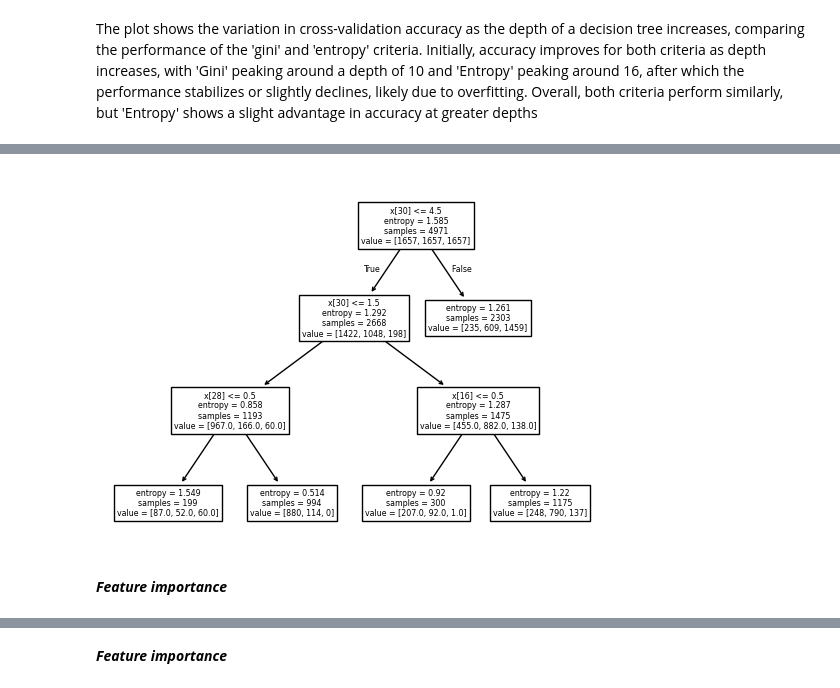
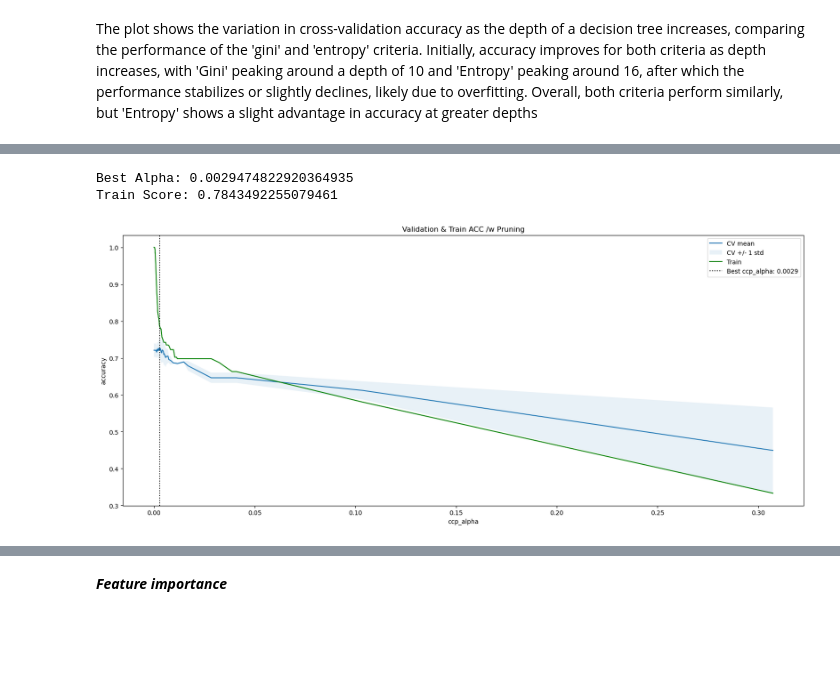
Before and after one commit to Siri-Gith1/CSCI109A_HW5, a Jupyter notebook: cs1090a_hw5.ipynb, the cells around one changed output, grey strips where cells are left out. Saved outputs shown, nothing was run; the diff lists cells and outputs as text; code cells hidden in the pictures; blank space fills up the shorter version.

```diff
--- a/cs1090a_hw5.ipynb
+++ b/cs1090a_hw5.ipynb
@@ -1204,38 +1203,40 @@ In order to improve the model based on Entropy, we will use the pruning method o
-# %%
-#Generate the range of ccp_alpha and use cv to loop through and find the best ccp_alpha. Then create model and fit train data
-
-
-ccp_alphas = np.linspace(0.0, 0.05, 20)
-best_score = -np.inf
-best_ccp_alpha = None
-scores = []
-
-for alpha in ccp_alphas:
-    model = DecisionTreeClassifier(max_depth=best_depth_entropy, criterion='entropy', ccp_alpha=alpha)
-    cv_score = cross_val_score(model, xtrain_resampled_df, ytrain_resampled_df.values.ravel(), cv=5, scoring='accuracy').mean()
-    scores.append(cv_score)
-    if cv_score > best_score:
-        best_score = cv_score
-        best_ccp_alpha = alpha
-
-print(f"Best ccp_alpha: {best_ccp_alpha}, Best Cross-Validation Score: {best_score}")
-
-
-plt.figure(figsize=(8, 5))
-plt.plot(ccp_alphas, scores, marker='o', linestyle='-', color='b')
-plt.xlabel('ccp_alpha')
-plt.ylabel('Cross-Validation Accuracy')
-plt.title('Cross-Validation Accuracy vs. ccp_alpha')
-plt.grid(alpha=0.3)
-
-entropy_pruned = DecisionTreeClassifier(max_depth=best_depth_entropy, criterion='entropy', ccp_alpha=best_ccp_alpha)
-entropy_pruned.fit(xtrain_resampled_df, ytrain_resampled_df.values.ravel())
-#entropy_pruned.fit(xtrain_resampled_df,ytrain_resampled_df)
-
-plt.figure(figsize=(15, 10))
-plot_tree(entropy_pruned, filled=True, feature_names=xtrain_resampled_df.columns, class_names=True)
-plt.title('Best Pruned Decision Tree (Entropy)')
-# %% [output]
-[figure, removed]
-# %% [markdown]
-***Feature importance***
+# %%
+params = {'criterion': 'entropy', 'class_weight': 'balanced', 'random_state':109}
+path = DecisionTreeClassifier(**params).cost_complexity_pruning_path(xtrain_resampled_df, ytrain_resampled_df)
+ccp_alphas = path.ccp_alphas
+
+cv_accs = []
+clfs = []
+cv_accs = []
+
+for alpha in ccp_alphas:
+    clf = DecisionTreeClassifier(ccp_alpha=alpha, **params).fit(xtrain_resampled_df, ytrain_resampled_df)
+    clfs.append(clf)
+    cv_accs.append(cross_val_score(clf, xtrain_resampled_df, ytrain_resampled_df, cv=2, n_jobs=-1))
+
+cv_accs = np.array(cv_accs)
+best_alpha = ccp_alphas[np.argmax(cv_accs.mean(axis=1))]
+print("Best Alpha:", best_alpha)
+
+train_scores = [clf.score(xtrain_resampled_df, ytrain_resampled_df) for clf in clfs]
+
+plt.figure(figsize=(20,8))
+plt.plot(ccp_alphas, cv_accs.mean(axis=1), label='CV mean')
+plt.fill_between(ccp_alphas,
+                 cv_accs.mean(axis=1)-cv_accs.std(axis=1),
+                 cv_accs.mean(axis=1)+cv_accs.std(axis=1),
+                 alpha=.1,
+                label='CV +/- 1 std')
+
+plt.plot(ccp_alphas, train_scores, c='g', label='Train')
+plt.axvline(best_alpha, c='k', ls=':', label=f'Best ccp_alpha: {best_alpha:.4f}')
+plt.xlabel('ccp_alpha')
+plt.ylabel('accuracy')
+plt.legend()
+plt.title("Validation & Train ACC /w Pruning");
+
+print("Train Score:", train_scores[np.argmax(cv_accs.mean(axis=1))])
+# %% [output]
+Best Alpha: 0.0029474822920364935
+Train Score: 0.7843492255079461
+[figure, added]
```
Also changed, not shown: parts of 97 cells of this notebook.
